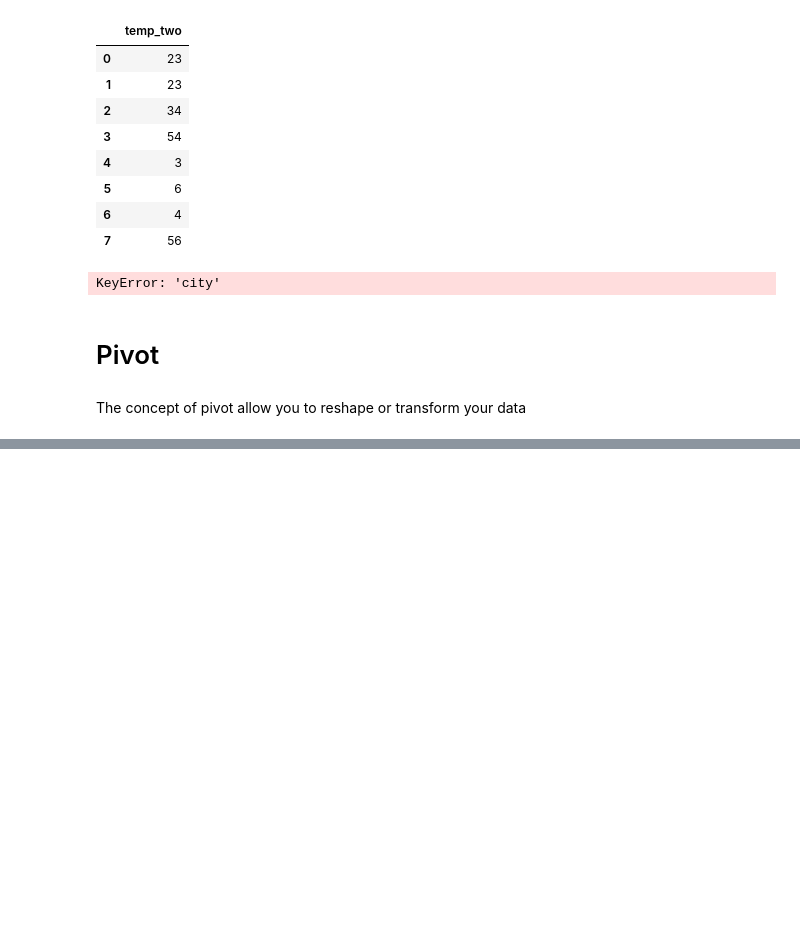
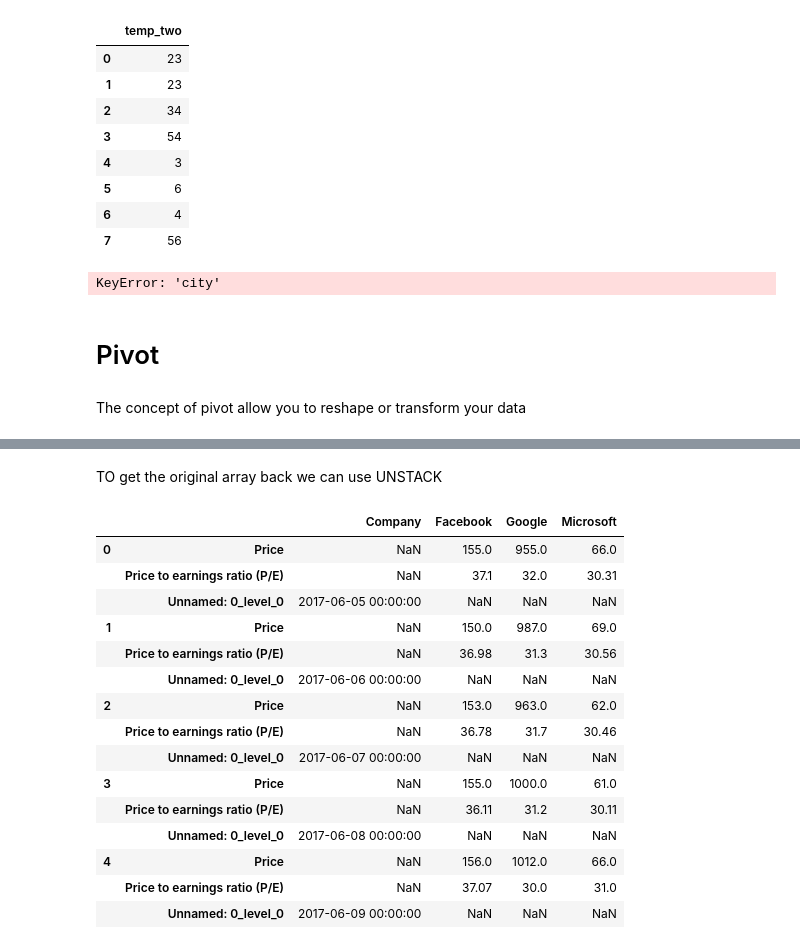
Before and after one commit to hsnaidu/basics, a Jupyter notebook: data_science/pandas-cheatsheet.ipynb, the cells around one changed output, grey strips where cells are left out. Saved outputs shown, nothing was run; the diff lists cells and outputs as text; code cells hidden in the pictures; blank space fills up the shorter version.

```diff
--- a/data_science/pandas-cheatsheet.ipynb
+++ b/data_science/pandas-cheatsheet.ipynb
@@ -1012,0 +1152,3 @@ The concept of pivot allow you to reshape or transform your data
+# %%
+df = pd.read_excel("C:\\Users\\harip\\Desktop\\refrence\\data_science\\dataset\\stocks.xlsx",header= [0,1])
+df
@@ -1012,0 +1183,3 @@ The concept of pivot allow you to reshape or transform your data
+# %%
+df = df.stack(level=0,dropna=True)
+df
@@ -1012,0 +1204,22 @@ The concept of pivot allow you to reshape or transform your data
+# %% [markdown]
+TO get the original array back
+we can use UNSTACK
+# %%
+df.unstack()
+# %% [output]
+|  |  | Company | Facebook | Google | Microsoft |
+| 0 | Price | NaN | 155.0 | 955.0 | 66.0 |
+|  | Price to earnings ratio (P/E) | NaN | 37.1 | 32.0 | 30.31 |
+|  | Unnamed: 0_level_0 | 2017-06-05 00:00:00 | NaN | NaN | NaN |
+| 1 | Price | NaN | 150.0 | 987.0 | 69.0 |
+|  | Price to earnings ratio (P/E) | NaN | 36.98 | 31.3 | 30.56 |
+|  | Unnamed: 0_level_0 | 2017-06-06 00:00:00 | NaN | NaN | NaN |
+| 2 | Price | NaN | 153.0 | 963.0 | 62.0 |
+|  | Price to earnings ratio (P/E) | NaN | 36.78 | 31.7 | 30.46 |
+|  | Unnamed: 0_level_0 | 2017-06-07 00:00:00 | NaN | NaN | NaN |
+| 3 | Price | NaN | 155.0 | 1000.0 | 61.0 |
+|  | Price to earnings ratio (P/E) | NaN | 36.11 | 31.2 | 30.11 |
+|  | Unnamed: 0_level_0 | 2017-06-08 00:00:00 | NaN | NaN | NaN |
+| 4 | Price | NaN | 156.0 | 1012.0 | 66.0 |
+|  | Price to earnings ratio (P/E) | NaN | 37.07 | 30.0 | 31.0 |
+|  | Unnamed: 0_level_0 | 2017-06-09 00:00:00 | NaN | NaN | NaN |
```
Also changed, not shown: parts of 23 cells of this notebook, 6 other files.
